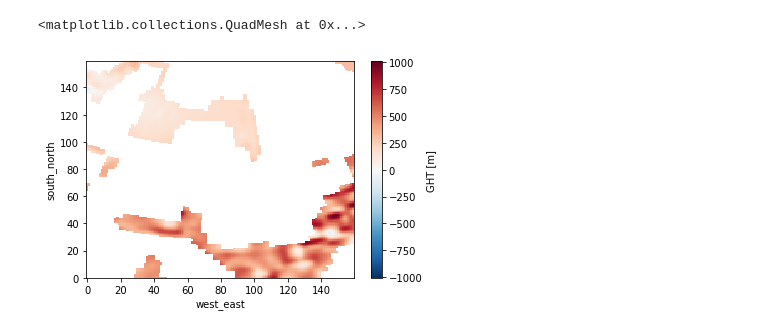
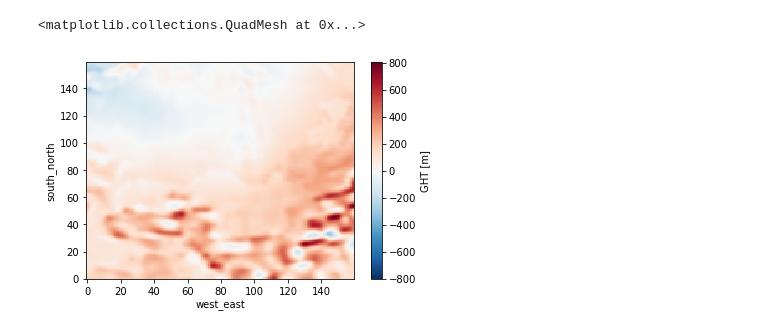
Before and after one commit to geosciz/nc2im_cesm2, a Jupyter notebook: learn_data.ipynb, the cells around one changed output. Saved outputs shown, nothing was run; the diff lists cells and outputs as text; code cells hidden in the pictures.

```diff
--- a/learn_data.ipynb
+++ b/learn_data.ipynb
@@ -11,7 +11,7 @@ nc = 'met_em.d01.2015-01-01_00:00:00.nc'
 ds = open_dataset(nc)
 #.isel(time=0).sortby('lev')
 # %%
-ds.GHT[0][2].plot()
+ds.GHT[0][0].plot()
 # %% [output]
 <matplotlib.collections.QuadMesh at 0x...>
-[figure, old version]
+[figure, new version]
```
Also changed, not shown: 2 other files.
